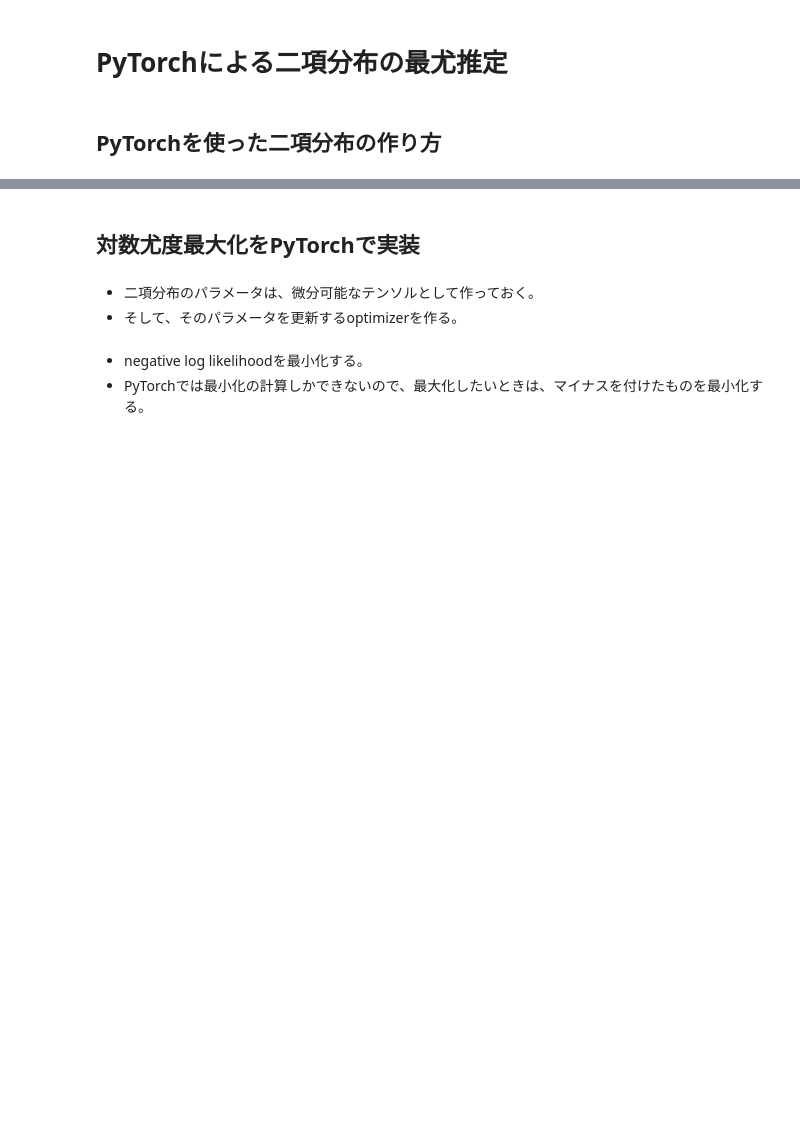
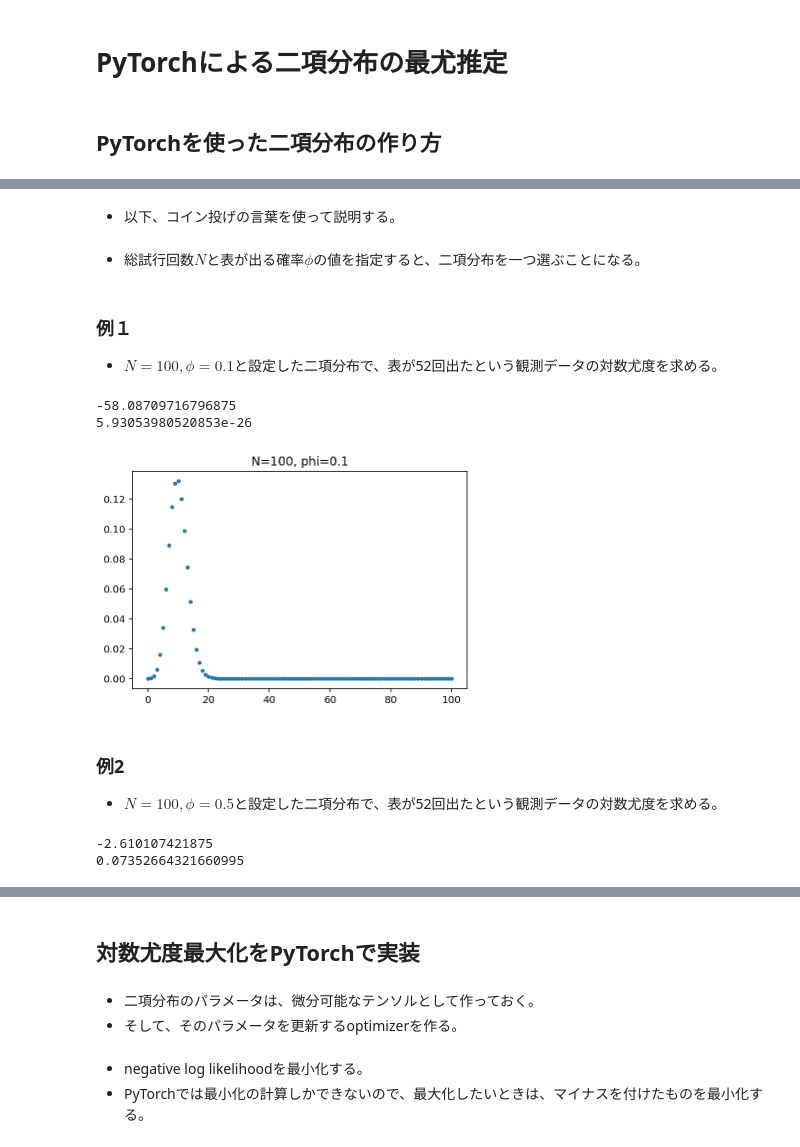
Before and after one commit to tomonari-masada/course2024-stats1, a Jupyter notebook: MLE_for_binomial_distributions.ipynb, the cells around one changed output, grey strips where cells are left out. Drawn from its saved outputs; the diff is of its cells as text; code cells hidden in the pictures; blank space fills up the shorter version.

```diff
--- a/MLE_for_binomial_distributions.ipynb
+++ b/MLE_for_binomial_distributions.ipynb
@@ -34,4 +11,27 @@ m.log_prob(torch.tensor([52])).exp()
+# %% [markdown]
+* 以下、コイン投げの言葉を使って説明する。
+# %% [markdown]
+* 総試行回数$N$と表が出る確率$\phi$の値を指定すると、二項分布を一つ選ぶことになる。
+# %% [markdown]
+### 例１
+* $N=100, \phi=0.1$と設定した二項分布で、表が52回出たという観測データの対数尤度を求める。
+# %%
+N = 100
+K = 52
+phi = 0.1
+# %%
+m = torch.distributions.binomial.Binomial(N, probs=phi)
+print(m.log_prob(torch.tensor([K])).item())
+print(m.log_prob(torch.tensor([K])).exp().item())
+# %% [output]
+-58.08709716796875
+5.93053980520853e-26
 # %%
-x = range(101)
-plt.plot(x, m.log_prob(torch.tensor(x)).exp().detach().numpy(), '.')
-plt.title("N=100, phi_head=0.5");
+x = range(N + 1)
+plt.plot(x, m.log_prob(torch.tensor(x)).exp().numpy(), '.')
+plt.title(f"N={N}, phi={phi}");
+# %% [output]
+[figure, added]
+# %% [markdown]
+### 例2
+* $N=100, \phi=0.5$と設定した二項分布で、表が52回出たという観測データの対数尤度を求める。
@@ -37,0 +42,7 @@ plt.title("N=100, phi_head=0.5");
+# %%
+m = torch.distributions.binomial.Binomial(N, probs=phi)
+print(m.log_prob(torch.tensor([K])).item())
+print(m.log_prob(torch.tensor([K])).exp().item())
+# %% [output]
+-2.610107421875
+0.07352664321660995
```
Also changed, not shown: parts of 28 cells of this notebook.
